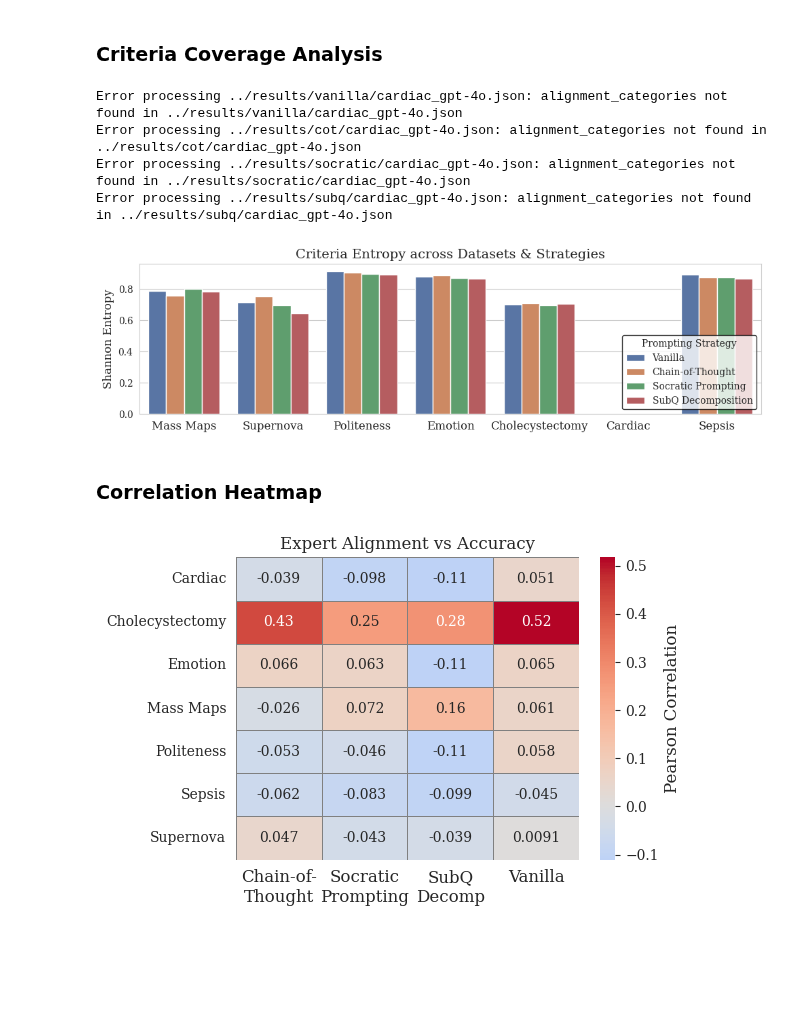
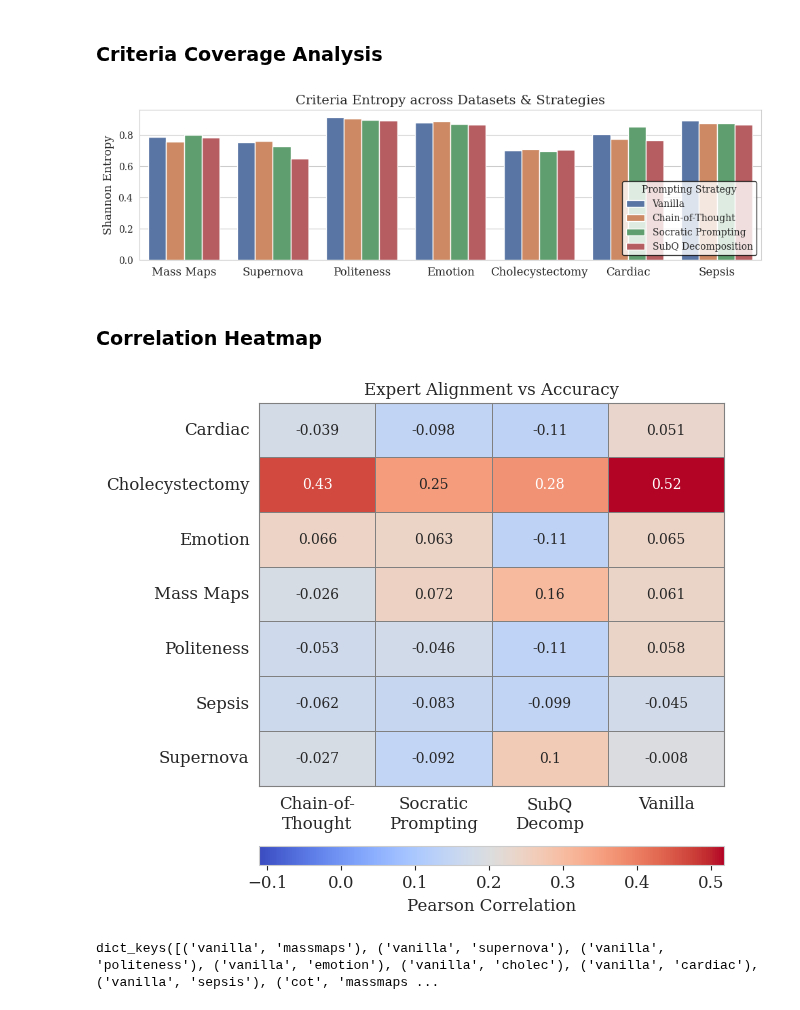
Before and after one commit to BrachioLab/FIX-2, a Jupyter notebook: figures/generate_figures.ipynb, the cells around one changed output. Cells and saved outputs as stored; diff of their text form; code cells hidden in the pictures; blank space fills up the shorter version.

Commit message:
added support for other models in politeness and emotion

```diff
--- a/figures/generate_figures.ipynb
+++ b/figures/generate_figures.ipynb
@@ -42,9 +43,9 @@ for model in models:
                     data = json.load(f)
                     scores = [entry["final_alignment_score"] for entry in data if "final_alignment_score" in entry and entry["final_alignment_score"] is not None]
                     if scores:
-                        alignment_dict[(baseline, dataset)] = scores
+                        alignment_dict[(baseline, dataset, model)] = scores
                         avg = sum(scores) / len(scores)
-                        alignment_avgs[(baseline, dataset)] = avg
+                        alignment_avgs[(baseline, dataset, model)] = avg
                     #print length of scores
                     if(len(scores) < 100):
                         print(f"Warning: Less than 100 scores for {baseline} on {dataset}: {len(scores)}")
@@ -53,11 +54,11 @@ for model in models:
                     print(f"Error processing {path}: {e}")
 
     # Generate LaTeX rows
-    print("-----------------------")
+    print("-----------{}------------".format(model))
     for baseline in baselines:
         row = [baseline_names[baseline]]
         for dataset in datasets:
-            avg_score = alignment_avgs.get((baseline, dataset), "")
+            avg_score = alignment_avgs.get((baseline, dataset, model), "")
             if isinstance(avg_score, float):
                 row.append(f"{avg_score:.2f}")
             else:
@@ -199,6 +199,8 @@ for baseline in baselines:
                         categories = [entry["alignment_category"] for entry in data if entry["alignment_category"] is not None]
                     elif "aligned_category_ids" in data[0]:
                         categories = [entry["aligned_category_ids"] for entry in data if entry["aligned_category_ids"] is not None]
+                    elif "alignment_category_ids" in data[0]:
+                        categories = [entry["alignment_category_ids"] for entry in data if entry["alignment_category_ids"] is not None]
                     else:
                         raise ValueError(f"alignment_categories not found in {path}")
                     for category_list in categories:
@@ -265,11 +267,7 @@ plt.tight_layout()
 plt.savefig("entropy_histogram.pdf")  # Or .png if you prefer
 plt.show()
 # %% [output]
-Error processing ../results/vanilla/cardiac_gpt-4o.json: alignment_categories not found in ../results/vanilla/cardiac_gpt-4o.json
-Error processing ../results/cot/cardiac_gpt-4o.json: alignment_categories not found in ../results/cot/cardiac_gpt-4o.json
-Error processing ../results/socratic/cardiac_gpt-4o.json: alignment_categories not found in ../results/socratic/cardiac_gpt-4o.json
-Error processing ../results/subq/cardiac_gpt-4o.json: alignment_categories not found in ../results/subq/cardiac_gpt-4o.json
-[figure, old version]
+[figure, new version]
 # %% [markdown]
 ### Correlation Heatmap
 # %%
@@ -290,41 +288,67 @@ baseline_names = {
 }
 
 data = []
 for key in alignment_dict:
     align = alignment_dict.get(key)
     acc = accuracy_dict.get(key)
     if align and acc and len(align) == len(acc):
         corr, _ = pearsonr(align, acc)
     else:
         print(f"Warning: Mismatched lengths for {key}: {len(align)} vs {len(acc)}")
-    baseline, dataset = key
+    baseline, dataset, model = key
     data.append((baseline_names[baseline], dataset_names[dataset], corr))
 
 # Step 2: Convert to DataFrame
 df_corr = pd.DataFrame(data, columns=['Baseline', 'Dataset', 'Correlation'])
 
 # Step 3: Pivot for heatmap
 heatmap_data = df_corr.pivot(index='Dataset', columns='Baseline', values='Correlation')
 
 # Step 4: Plot heatmap
-plt.figure(figsize=(6, 4))
-sns.heatmap(
+fig, ax = plt.subplots(figsize=(6, 6))
+
+# Draw the heatmap without the default colorbar
+sns_heatmap = sns.heatmap(
     heatmap_data,
     annot=True,
     center=0,
     linewidths=0.5,
     linecolor='gray',
-    cbar_kws={"label": "Pearson Correlation"},
     cmap="coolwarm",
+    cbar=False,
+    ax=ax
 )
 
-#make x axis labels have horizontal rotation
-plt.xticks(rotation=0, ha='center')
-plt.title("Expert Alignment vs Accuracy")
-plt.xlabel("")
-plt.ylabel("")
-plt.tight_layout()
+# Create a new horizontal colorbar below the heatmap
+divider = make_axes_locatable(ax)
+cax = divider.append_axes("bottom", size="5%", pad=0.6)
+
+# Now draw the colorbar manually
+norm = plt.Normalize(vmin=heatmap_data.min().min(), vmax=heatmap_data.max().max())
+sm = plt.cm.ScalarMappable(cmap="coolwarm", norm=norm)
+sm.set_array([])
+cbar = fig.colorbar(sm, cax=cax, orientation='horizontal')
+cbar.set_label("Pearson Correlation")
+
+# Label formatting
+ax.set_xticklabels(ax.get_xticklabels(), rotation=0, ha='center')
+ax.set_yticklabels(ax.get_yticklabels(), rotation=0, ha='right')
+#font size
+ax.tick_params(axis='both', which='major', labelsize=12)
+ax.set_title("Expert Alignment vs Accuracy")
+ax.set_xlabel("")
+ax.set_ylabel("")
+
+# plt.tight_layout()
+for spine in ax.spines.values():
+    spine.set_visible(True)
+    spine.set_edgecolor('gray')
+
 plt.savefig("correlation_heatmap.pdf")
 plt.show()
 # %% [output]
-[figure, old version]
+[figure, new version]
+# %%
+accuracy_dict.keys()
+# %% [output]
+dict_keys([('vanilla', 'massmaps'), ('vanilla', 'supernova'), ('vanilla', 'politeness'), ('vanilla', 'emotion'), ('vanilla', 'cholec'), ('vanilla', 'cardiac'), ('vanilla', 'sepsis'), ('cot', 'massmaps ...
```
Also changed, not shown: parts of 3 cells of this notebook, 4 other files.
